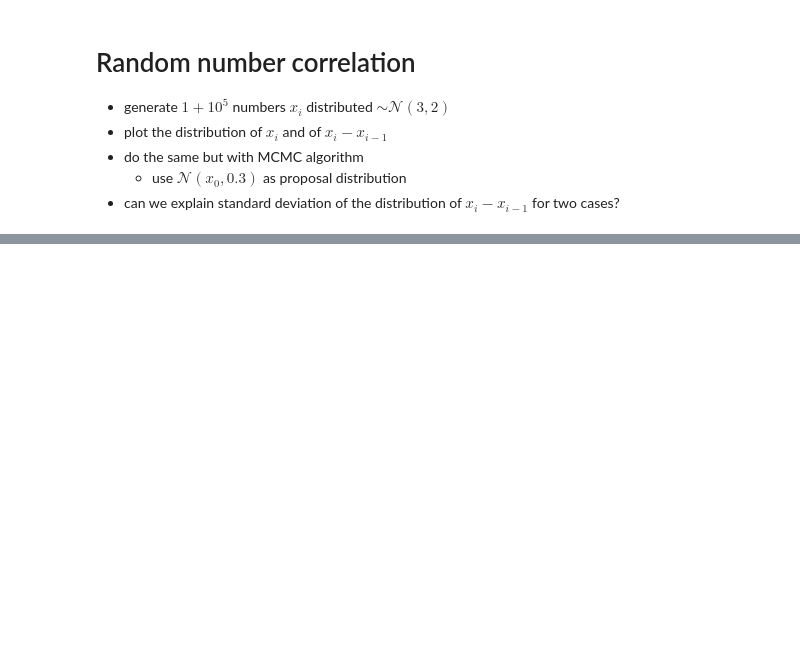
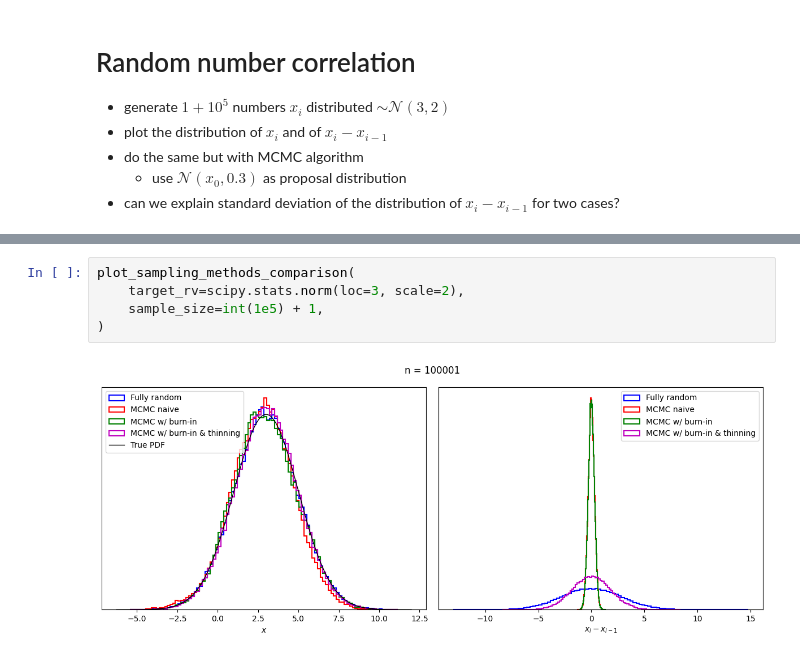
Before and after one commit to nj-vs-vh/gssi-23-24-stats, a Jupyter notebook: lecture4/exercises.ipynb, the cells around one changed output, grey strips where cells are left out. Saved outputs shown, nothing was run; the diff lists cells and outputs as text; blank space fills up the shorter version.

```diff
--- a/lecture4/exercises.ipynb
+++ b/lecture4/exercises.ipynb
@@ -154,0 +173,7 @@ plt.show()
+# %%
+plot_sampling_methods_comparison(
+    target_rv=scipy.stats.norm(loc=3, scale=2),
+    sample_size=int(1e5) + 1,
+)
+# %% [output]
+[figure, added]
```
Also changed, not shown: parts of 6 cells of this notebook.
